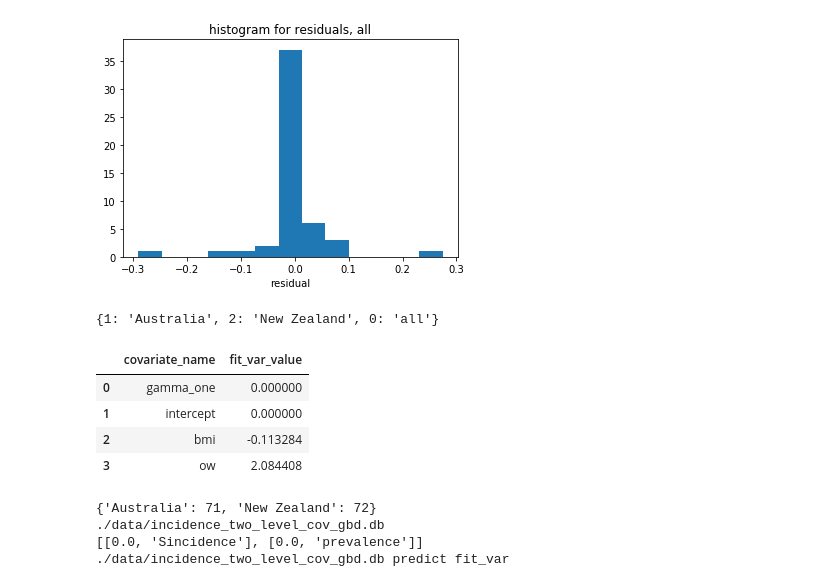
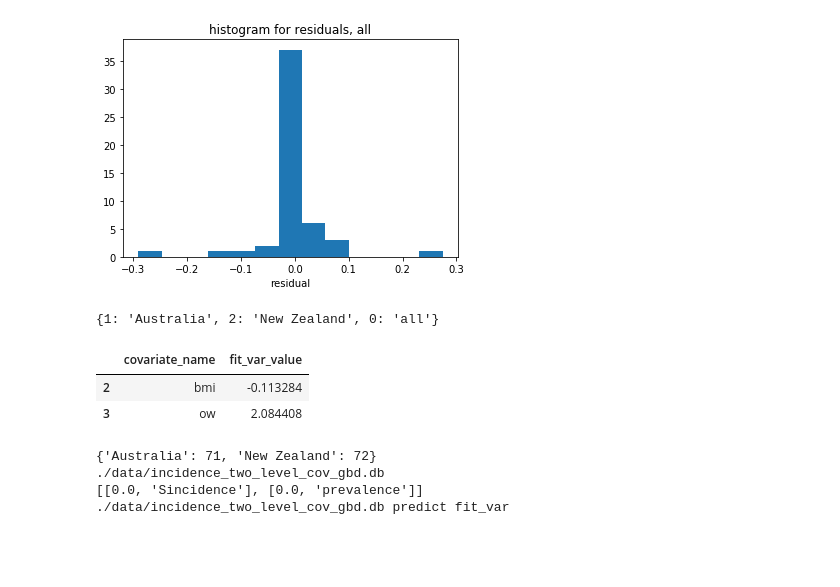
Before and after one commit to jizezhang/dismod_at-wrappers, a Jupyter notebook: demos/two_level_Sincidence_cov.ipynb, the cells around one changed output. Saved outputs shown, nothing was run; the diff lists cells and outputs as text; code cells hidden in the pictures; blank space fills up the shorter version.

```diff
--- a/demos/two_level_Sincidence_cov.ipynb
+++ b/demos/two_level_Sincidence_cov.ipynb
@@ -69,12 +69,10 @@ plt.plot_residuals('all')
 [figure]
 # %%
 output = DismodOutput(path_to_db)
-output.get_covariate_multiplier_values()
+output.get_covariate_multiplier_values(['bmi', 'ow'])
 # %% [output]
 {1: 'Australia', 2: 'New Zealand', 0: 'all'}
 |  | covariate_name | fit_var_value |
-| 0 | gamma_one | 0.000000 |
-| 1 | intercept | 0.000000 |
 | 2 | bmi | -0.113284 |
 | 3 | ow | 2.084408 |
 # %%
```
Also changed, not shown: parts of 1 cell of this notebook, 2 other files.
